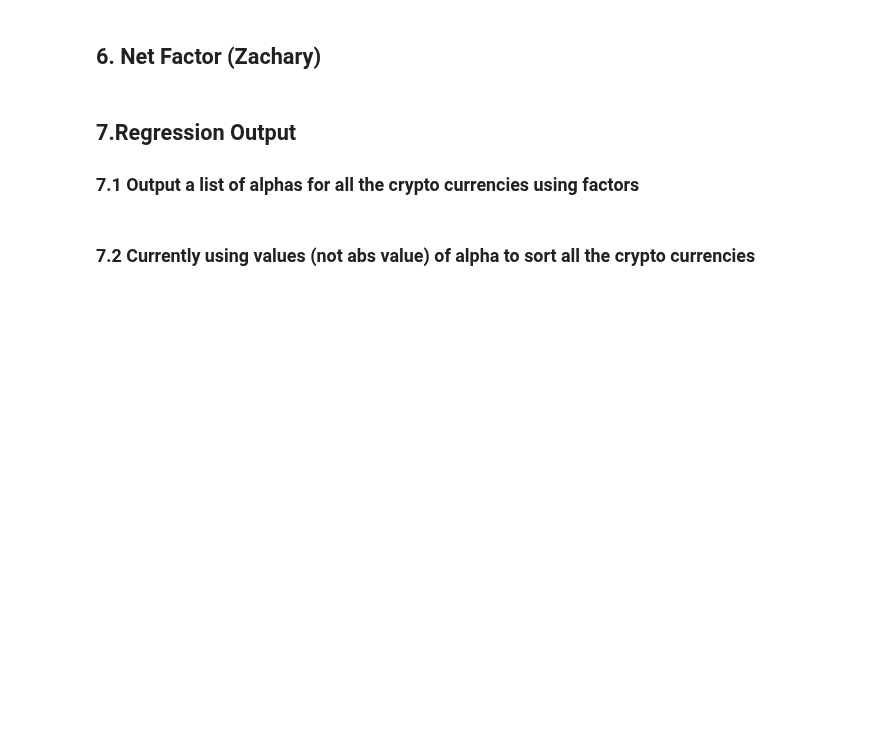
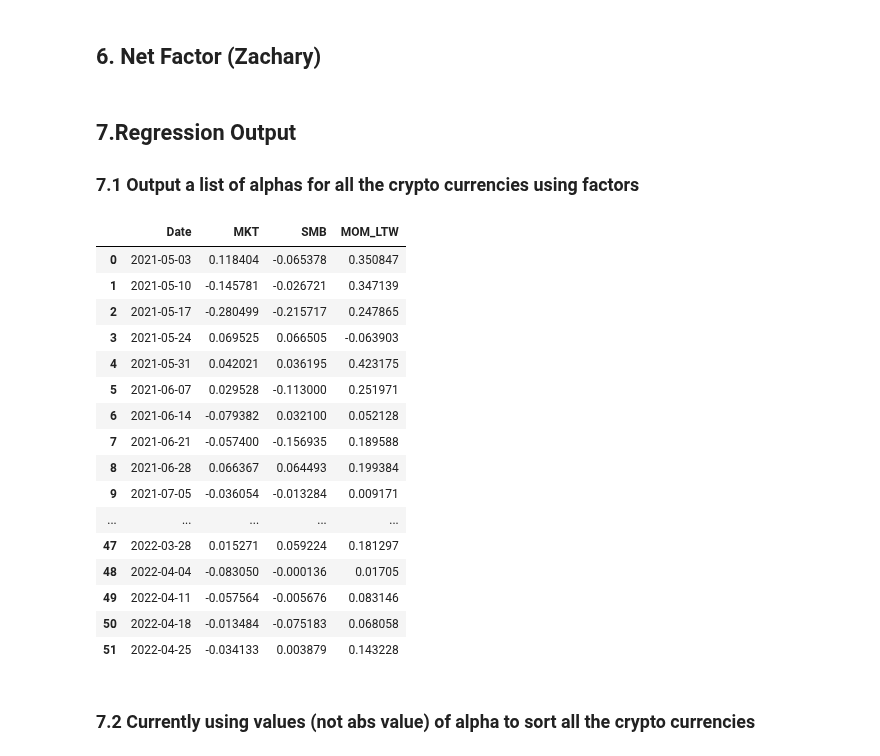
Before and after one commit to PracticumCrypto/C5-Analyzer, a Jupyter notebook: ALL.ipynb, the cells around one changed output. Drawn from its saved outputs; the diff is of its cells as text; code cells hidden in the pictures; blank space fills up the shorter version.

```diff
--- a/ALL.ipynb
+++ b/ALL.ipynb
@@ -808,6 +1093,26 @@ for index in fullSample['Asset'].unique().tolist():
     y_pred = model.predict(x)
     alpha = model.intercept_
     performance[index] = alpha
+# %%
+factors
+# %% [output]
+|  | Date | MKT | SMB | MOM_LTW |
+| 0 | 2021-05-03 | 0.118404 | -0.065378 | 0.350847 |
+| 1 | 2021-05-10 | -0.145781 | -0.026721 | 0.347139 |
+| 2 | 2021-05-17 | -0.280499 | -0.215717 | 0.247865 |
+| 3 | 2021-05-24 | 0.069525 | 0.066505 | -0.063903 |
+| 4 | 2021-05-31 | 0.042021 | 0.036195 | 0.423175 |
+| 5 | 2021-06-07 | 0.029528 | -0.113000 | 0.251971 |
+| 6 | 2021-06-14 | -0.079382 | 0.032100 | 0.052128 |
+| 7 | 2021-06-21 | -0.057400 | -0.156935 | 0.189588 |
+| 8 | 2021-06-28 | 0.066367 | 0.064493 | 0.199384 |
+| 9 | 2021-07-05 | -0.036054 | -0.013284 | 0.009171 |
+| ... | ... | ... | ... | ... |
+| 47 | 2022-03-28 | 0.015271 | 0.059224 | 0.181297 |
+| 48 | 2022-04-04 | -0.083050 | -0.000136 | 0.01705 |
+| 49 | 2022-04-11 | -0.057564 | -0.005676 | 0.083146 |
+| 50 | 2022-04-18 | -0.013484 | -0.075183 | 0.068058 |
+| 51 | 2022-04-25 | -0.034133 | 0.003879 | 0.143228 |
 # %% [markdown]
 ### 7.2 Currently using values (not abs value) of alpha to sort all the crypto currencies
 # %%
```
Also changed, not shown: parts of 28 cells of this notebook.
